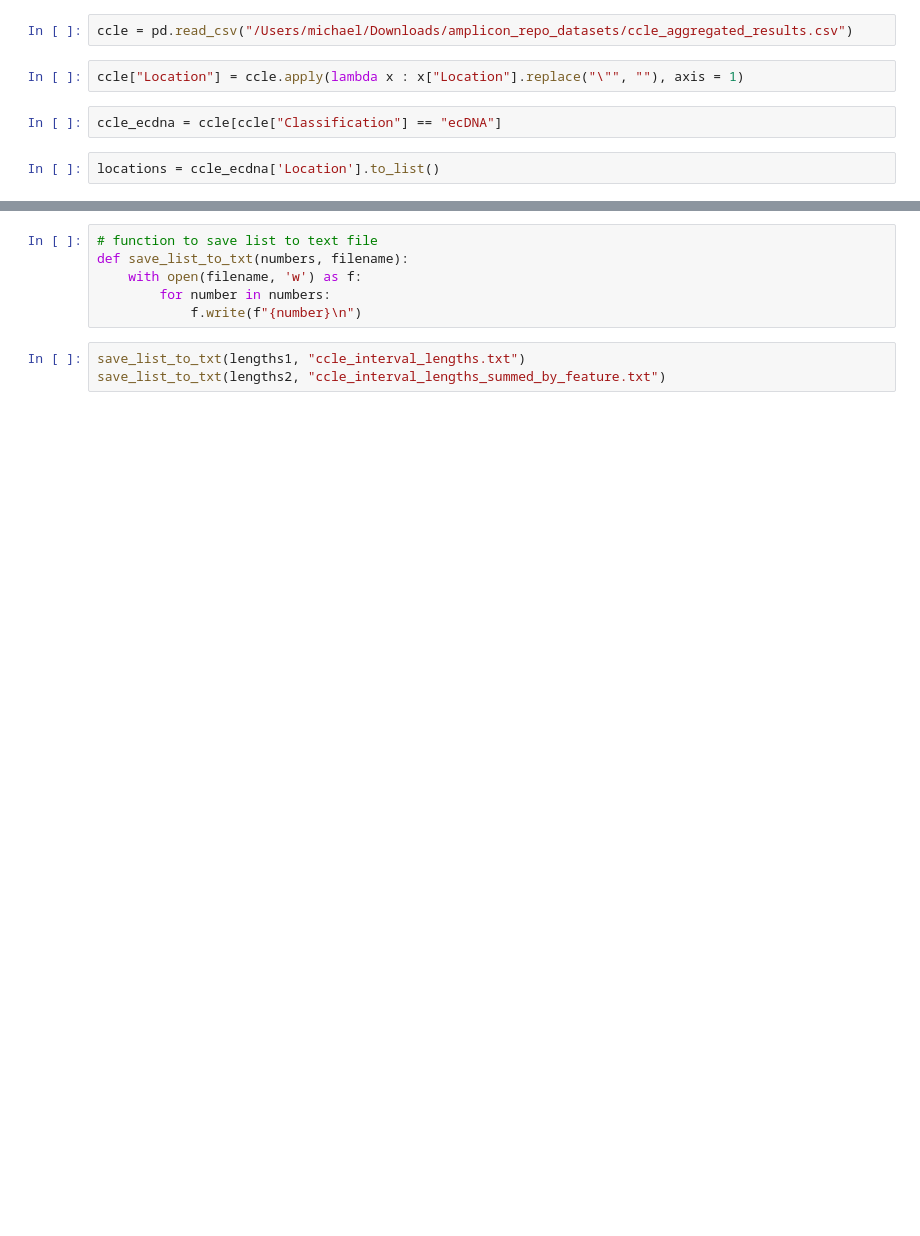
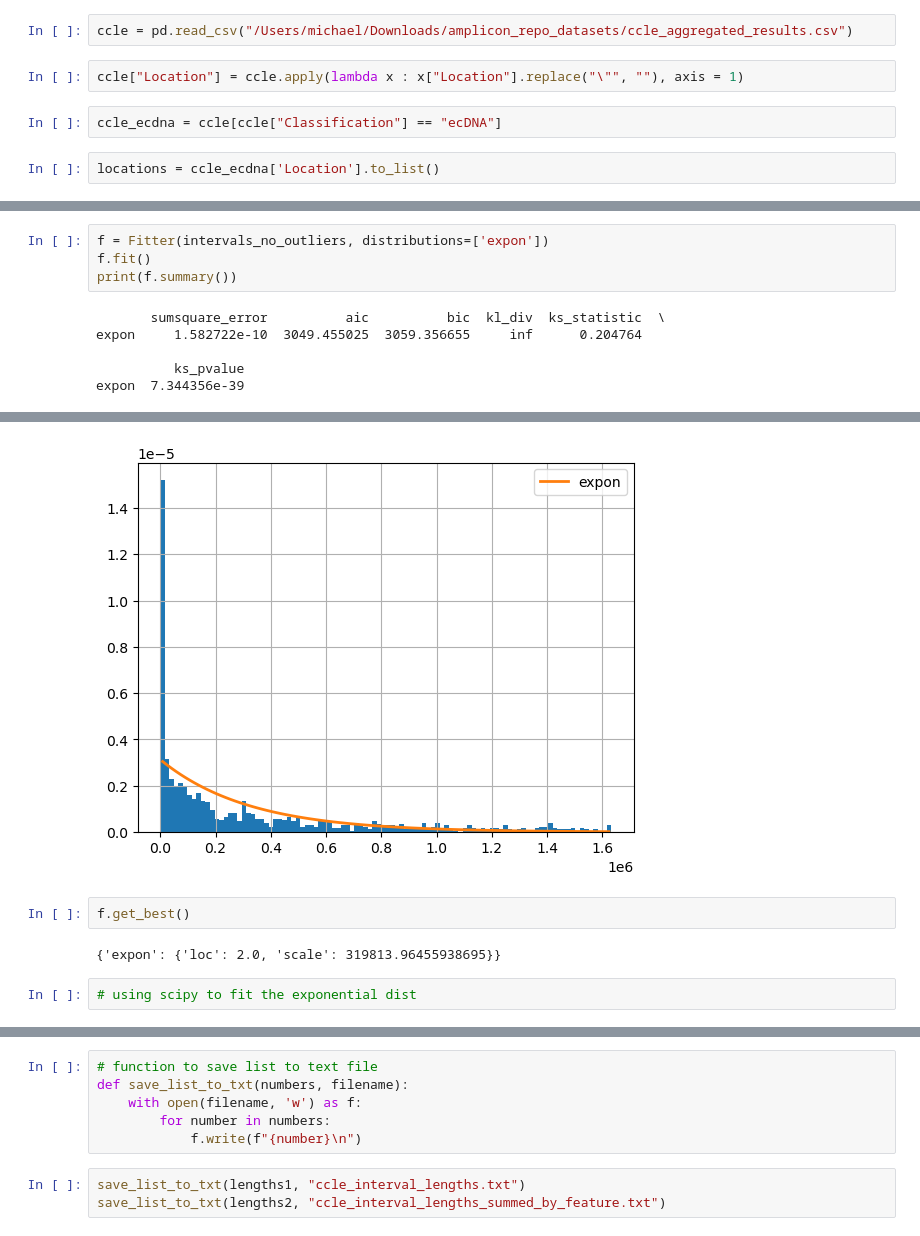
Before and after one commit to michaelchan77/ecdna-coamp, a Jupyter notebook: scripts/amplicon_interval_lengths.ipynb, the cells around one changed output, grey strips where cells are left out. Drawn from its saved outputs; the diff is of its cells as text; blank space fills up the shorter version.

```diff
--- a/scripts/amplicon_interval_lengths.ipynb
+++ b/scripts/amplicon_interval_lengths.ipynb
@@ -41,0 +221,10 @@ len(lengths1), len(lengths2), len(locations)
+# %%
+f = Fitter(intervals_no_outliers, distributions=['expon'])
+f.fit()
+print(f.summary())
+# %% [output]
+       sumsquare_error          aic          bic  kl_div  ks_statistic  \
+expon     1.582722e-10  3049.455025  3059.356655     inf      0.204764
+
+          ks_pvalue
+expon  7.344356e-39
@@ -41,0 +232,7 @@ len(lengths1), len(lengths2), len(locations)
+[figure, added]
+# %%
+f.get_best()
+# %% [output]
+{'expon': {'loc': 2.0, 'scale': 319813.96455938695}}
+# %%
+# using scipy to fit the exponential dist
```
Also changed, not shown: parts of 29 cells of this notebook, 1 other file.
